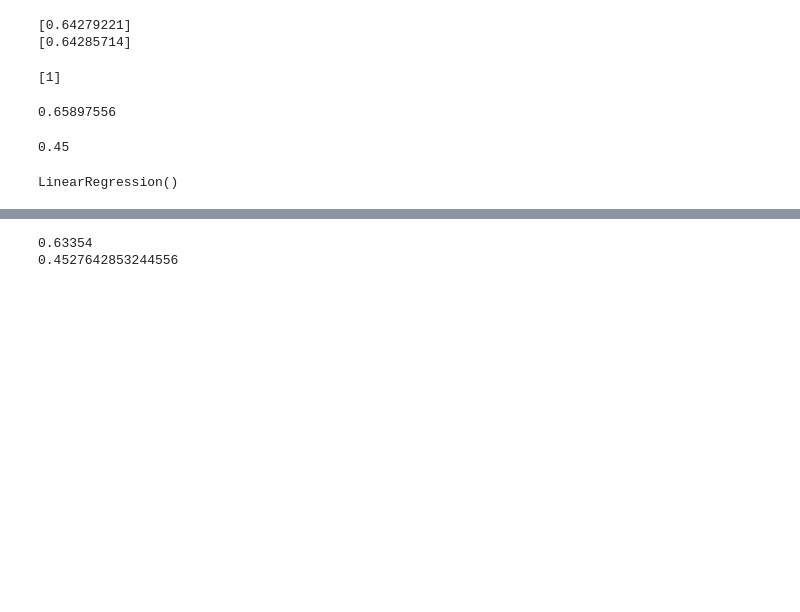
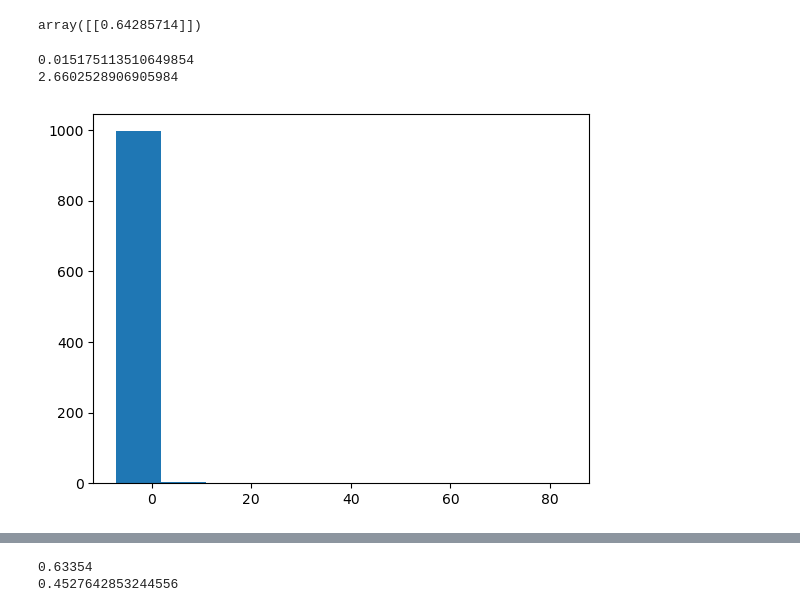
Before and after one commit to Jbug1/mixturePred, a Jupyter notebook: coeff_recovery.ipynb, the cells around one changed output, grey strips where cells are left out. Saved outputs shown, nothing was run; the diff lists cells and outputs as text; code cells hidden in the pictures; blank space fills up the shorter version.

```diff
--- a/coeff_recovery.ipynb
+++ b/coeff_recovery.ipynb
@@ -111,12 +23,3 @@ funcs_dict= {(0,0):[1,7,-13,4,50,0,0],(1,0):[3,4,3,0,3,0,0],(2,0):[3,10,3,-8,0,0
 
 
 #piecewise(data[:,:-1], funcs_dict, critical_vars, default_coeffs=[-1,-10,3,2,0])
-# %%
-a=np.random.exponential(scale=3, size=10000)
-
-cont=0
-for i in a:
-    if i>4:
-        cont+=1
-
-print(cont)
@@ -257,45 +296,42 @@ plt.show()
+# %%
+mod.coef_
+# %% [output]
+array([[0.64285714]])
 # %%
-m = mod.coef_[0]
-n=
+m = 2#mod.coef_[0]
+res_ = list()
 
-mean = 0
-for i in range(1,n):
+for _ in range(1000):
+    n=10
 
-    mean+= m*i
+    x = np.random.normal(0,10,size=n)
+    x2 = x+ np.random.normal(6,2,size=n)
 
-mean=mean/n
+    mean = 0
+    for i in range(n):
 
-res=0
-for i in range(n):
+        mean+= m*x2[i]
 
-    y=m*i
+    mean=mean/n
 
-    if i!=n/2:
-        res+=(y-mean)/(i - n/2)
+    res=0
+    for i in range(n):
 
-print(res/(n-1))
+        y=m*x2[i]+np.random.normal(0,2)
 
-print(m)
+        if i!=np.mean(x):
+            res+=((y-2*x2[i])/(x[i]-x2[i]))/n
+
+    res_.append(res-0)
+
+plt.hist(res_)
+
+print(np.median(res_))
+print(np.std(res_))
 # %% [output]
-[0.64279221]
-[0.64285714]
+0.015175113510649854
+2.6602528906905984
+[figure, added]
-# %%
-list(range(1,2))
-# %% [output]
-[1]
-# %%
-(0.67678571+0.64116541)/2
-# %% [output]
-0.65897556
-# %%
-(((-1)/(0-4/3)) + ((0)/(2-4/3)) +(1/(3-4/3)))/3
-# %% [output]
-0.45
-# %%
-mod = lin()
-mod.fit([[0],[1],[3]],[[0],[1],[2]])
-# %% [output]
-LinearRegression()
 # %%
 for key,value in estimates.items():
     print(value.reshape(1,-1))
```
Also changed, not shown: parts of 21 cells of this notebook, 2 other files.
